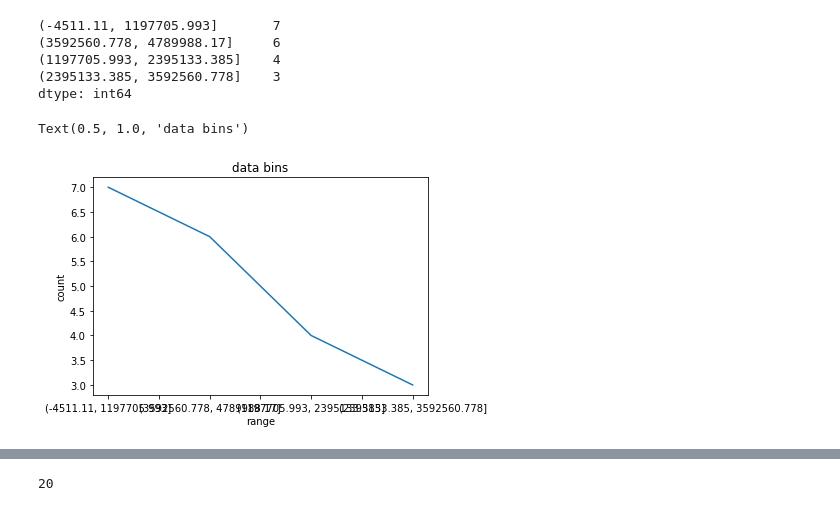
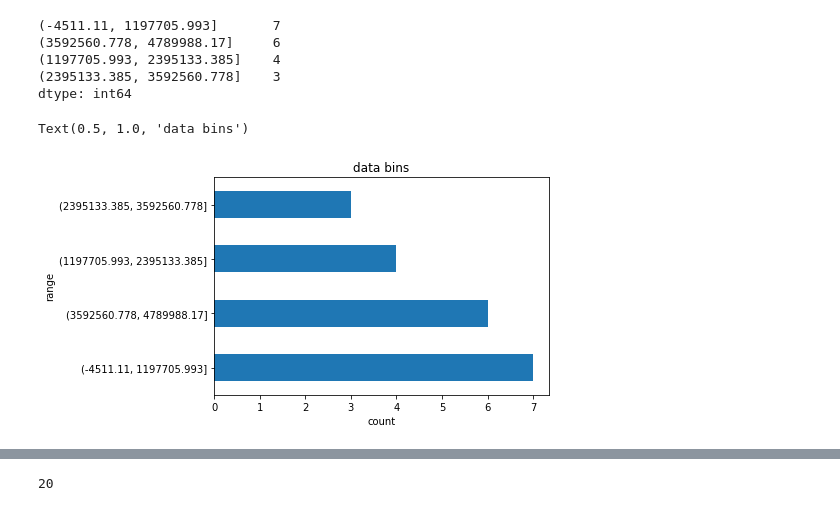
Before and after one commit to geary-shenck/numpy-pandas-visualization-exercises, a Jupyter notebook: panda_series.ipynb, the cells around one changed output, grey strips where cells are left out. Cells and saved outputs as stored; diff of their text form; code cells hidden in the pictures.

```diff
--- a/panda_series.ipynb
+++ b/panda_series.ipynb
@@ -246,7 +250,13 @@ letters.str.upper()
 Length: 200, dtype: object
 # %%
 #Create a bar plot of the frequencies of the 6 most commonly occuring letters.
-numbers = pd.Series(list( ['$796,459.41', '$278.60', '$482,571.67', '$4,503,915.98', '$2,121,418.3', '$1,260,813.3', '$87,231.01', '$1,509,175.45', '$4,138,548.00', '$2,848,913.80', '$594,715.39', '$4,789,988.17', '$4,513,644.5', '$3,191,059.97', '$1,758,712.24', '$4,338,283.54', '$4,738,303.38', '$2,791,759.67', '$769,681.94', '$452,650.23']))
+numbers = pd.Series(list( [
+'$796,459.41', '$278.60', '$482,571.67', '$4,503,915.98',
+'$2,121,418.3', '$1,260,813.3', '$87,231.01', '$1,509,175.45',
+'$4,138,548.00', '$2,848,913.80', '$594,715.39', '$4,789,988.17',
+'$4,513,644.5', '$3,191,059.97', '$1,758,712.24', '$4,338,283.54',
+'$4,738,303.38', '$2,791,759.67', '$769,681.94', '$452,650.23'
+]))
 # %%
 #What is the data type of the numbers Series?
 type(numbers)
@@ -262,7 +272,7 @@ numbers.count()
 # Series attributes and methods to convert
 # the numbers Series to a numeric data type
 numbers = numbers.str.strip("$")
-numbers = numbers.str.replace(r',','').astype(float)
+numbers = numbers.str.replace(r',','_').astype(float)
 numbers
 # %% [output]
 0      796459.41
@@ -313,12 +323,12 @@ dtype: int64
 # %%
 #Plot the binned data in a meaningful way.
 # Be sure to include a title and axis labels.
 import matplotlib.pyplot as plt
-charted = num_bins.plot()
-charted.set_xlabel("range")
-charted.set_ylabel("count")
+charted = num_bins.plot.barh()
+charted.set_xlabel("count")
+charted.set_ylabel("range")
 charted.set_title("data bins")
 # %% [output]
 Text(0.5, 1.0, 'data bins')
-[figure, old version]
+[figure, new version]
 # %%
```
Also changed, not shown: parts of 7 cells of this notebook.
